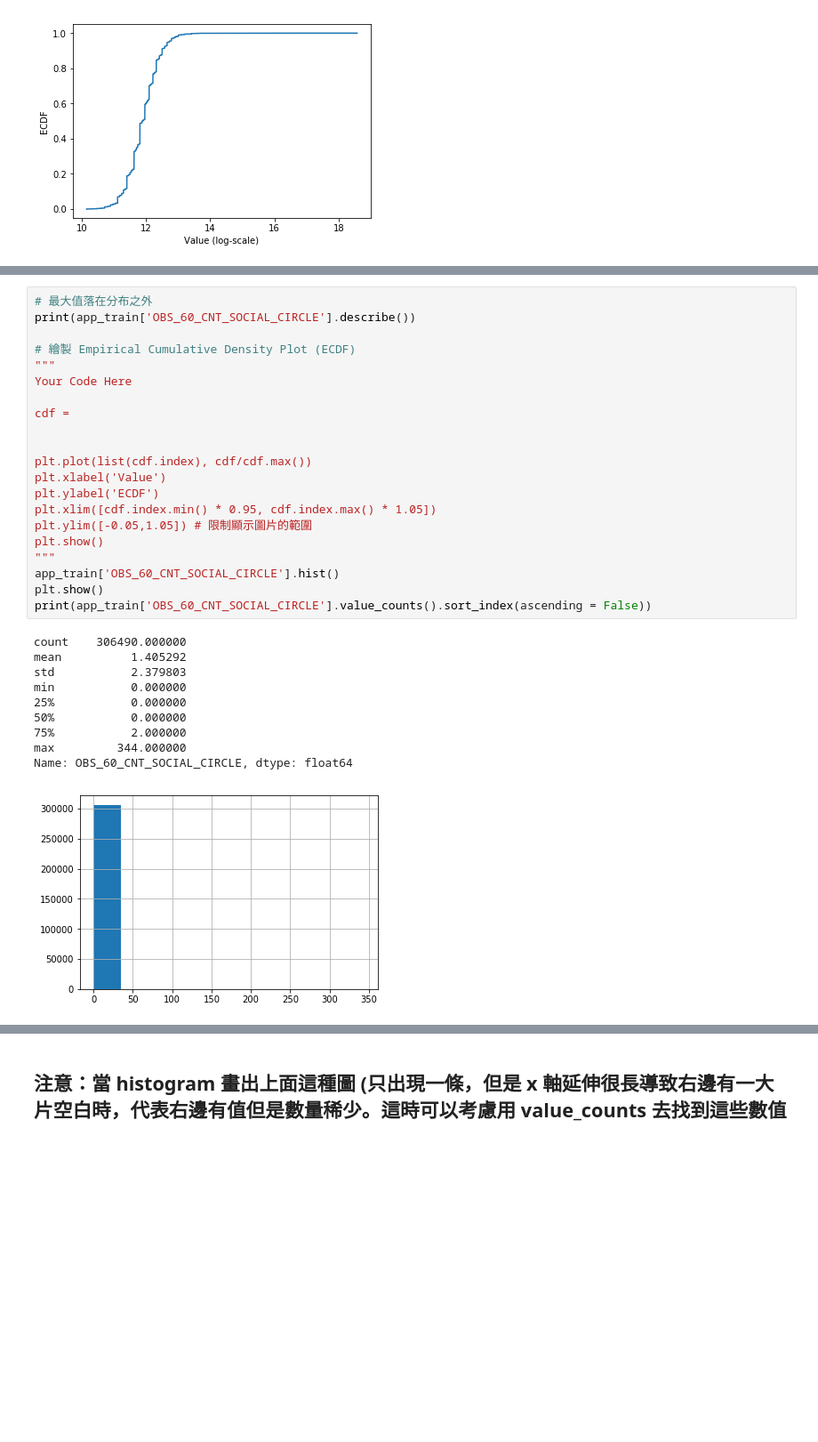
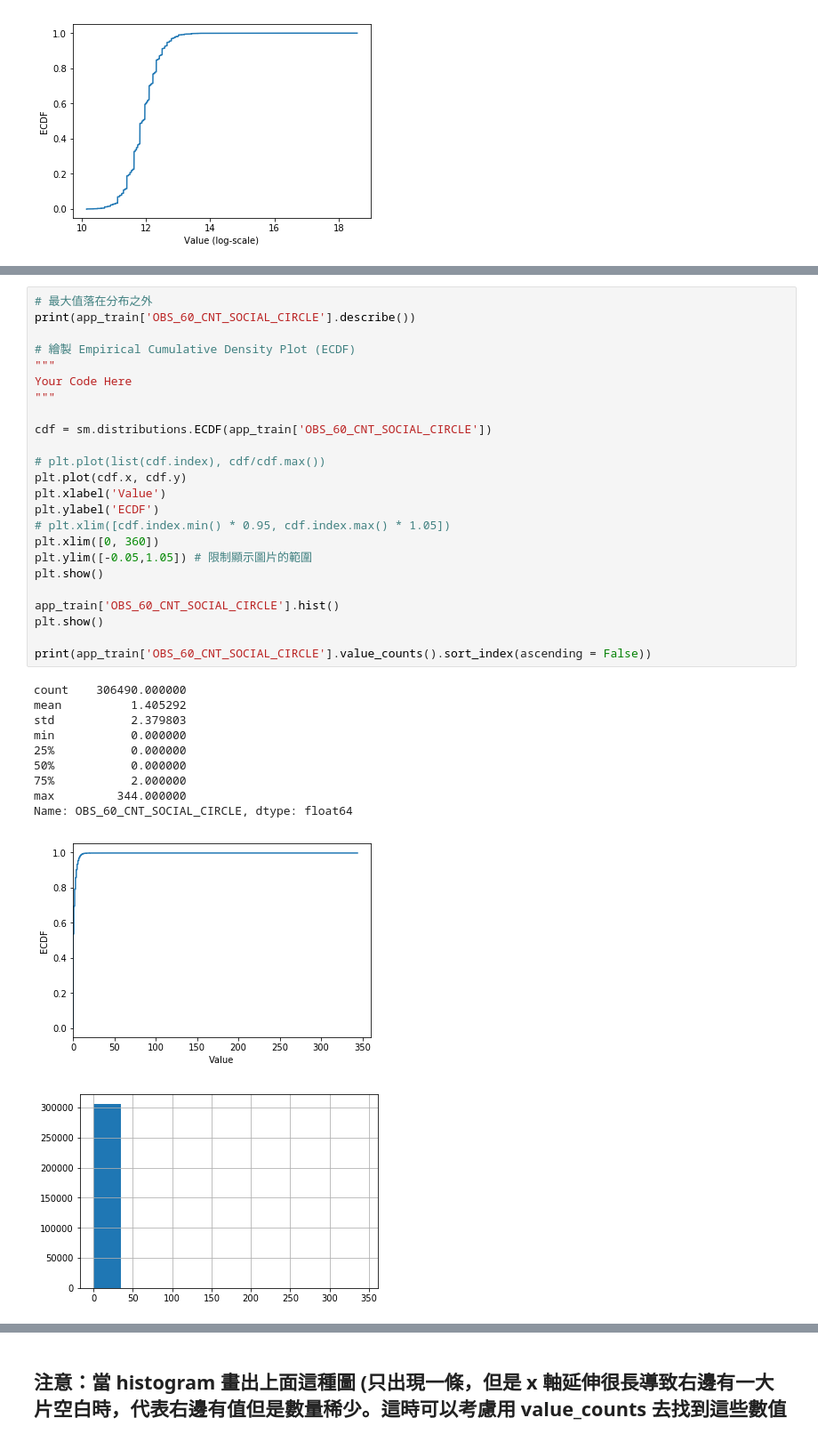
Before and after one commit to m10207306/2nd-ML100Days, a Jupyter notebook: Homework/Day_006_HW.ipynb, the cells around one changed output, grey strips where cells are left out. Shown: that part at 89% size. Drawn from its saved outputs; the diff is of its cells as text; blank space fills up the shorter version.

```diff
--- a/Homework/Day_006_HW.ipynb
+++ b/Homework/Day_006_HW.ipynb
@@ -186,35 +181,39 @@ Name: REGION_POPULATION_RELATIVE, Length: 81, dtype: int64
 # %%
 # 最大值落在分布之外
 print(app_train['OBS_60_CNT_SOCIAL_CIRCLE'].describe())
 
 # 繪製 Empirical Cumulative Density Plot (ECDF)
 """
 Your Code Here
+"""
 
-cdf =
+cdf = sm.distributions.ECDF(app_train['OBS_60_CNT_SOCIAL_CIRCLE'])
 
-
-plt.plot(list(cdf.index), cdf/cdf.max())
+# plt.plot(list(cdf.index), cdf/cdf.max())
+plt.plot(cdf.x, cdf.y)
 plt.xlabel('Value')
 plt.ylabel('ECDF')
-plt.xlim([cdf.index.min() * 0.95, cdf.index.max() * 1.05])
+# plt.xlim([cdf.index.min() * 0.95, cdf.index.max() * 1.05])
+plt.xlim([0, 360])
 plt.ylim([-0.05,1.05]) # 限制顯示圖片的範圍
 plt.show()
-"""
+
 app_train['OBS_60_CNT_SOCIAL_CIRCLE'].hist()
 plt.show()
+
 print(app_train['OBS_60_CNT_SOCIAL_CIRCLE'].value_counts().sort_index(ascending = False))
 # %% [output]
 count    306490.000000
 mean          1.405292
 std           2.379803
 min           0.000000
 25%           0.000000
 50%           0.000000
 75%           2.000000
 max         344.000000
 Name: OBS_60_CNT_SOCIAL_CIRCLE, dtype: float64
-[figure, old version]
+[figure, new version]
+[figure, added]
 344.0         1
 47.0          1
 30.0          1
```
Also changed, not shown: parts of 3 cells of this notebook.
